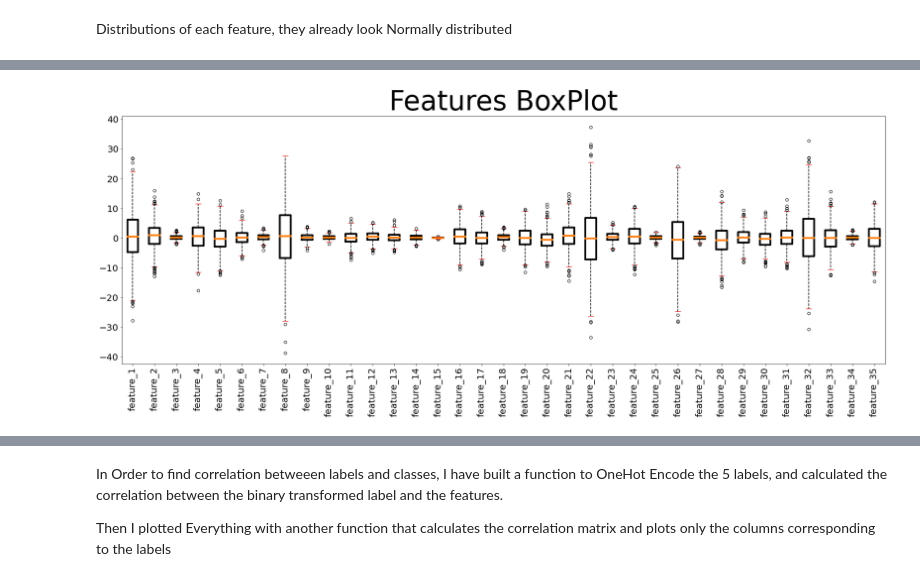
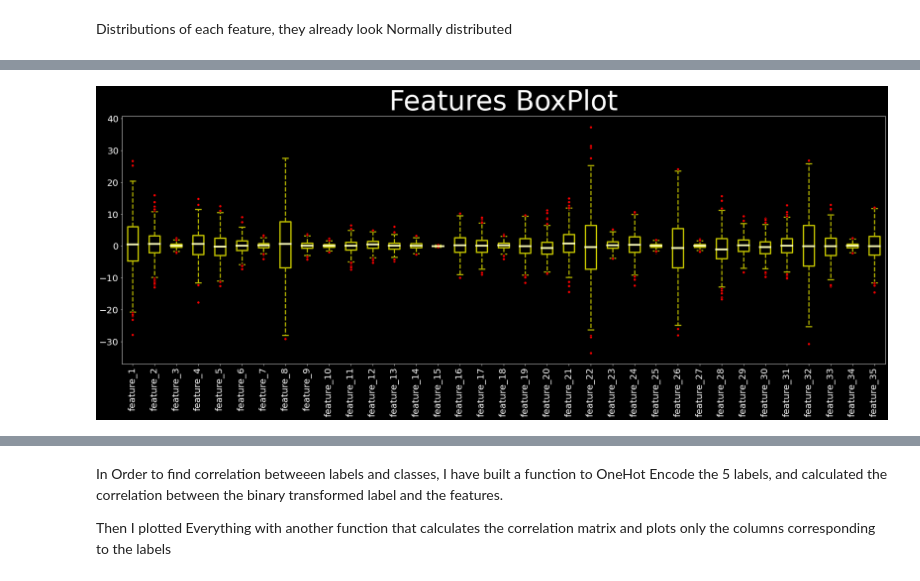
Before and after one commit to pietromarini00/30412-Classification-with-LogisticRegression, a Jupyter notebook: Pipeline.ipynb, the cells around one changed output, grey strips where cells are left out. Drawn from its saved outputs; the diff is of its cells as text; code cells hidden in the pictures.

```diff
--- a/Pipeline.ipynb
+++ b/Pipeline.ipynb
@@ -83,12 +71,15 @@ dtype: bool
+# %%
+features, X_test, labels, y_test = train_test_split(features, labels, test_size=0.20,train_size=0.80)
 # %% [markdown]
 Distributions of each feature, they already look Normally distributed
 # %%
 import matplotlib.pyplot as plt
 import seaborn as sns
 
-fig, ax = plt.subplots(7, 5, figsize=(35, 35))
+fig, ax = plt.subplots(5,7 , figsize=(25, 25), sharey=True)
+plt.style.use(['dark_background'])
 
 for i in range(ax.shape[0]):
     for j in range(ax.shape[1]):
-        sns.histplot(features[features.columns[i*2+j]], ax=ax[i][j],kde=True,color='g')
+      sns.histplot(features[features.columns[i*5+j]], ax=ax[i,j],kde=True,color='yellow')
 # %% [output]
@@ -96,10 +87,10 @@ for i in range(ax.shape[0]):
 # %%
-fig = features.boxplot(figsize=(30,10), grid=False, fontsize=20,rot=90, medianprops = dict(linewidth=4),
-                        boxprops = dict(linewidth=4), whiskerprops = dict(linestyle='--',linewidth=1.5,
-                        color='black'),capprops=dict(color='r'))
+fig = features.boxplot(figsize=(30,10), grid=False, fontsize=20,rot=90, color='y', medianprops = dict(linewidth=4),
+                        boxprops = dict(linewidth=3,color='y'), whiskerprops = dict(linestyle='--',linewidth=2.5,color='y'),
+                        capprops=dict(color='y',linewidth=2.5), flierprops=dict(marker='o',markerfacecolor='r'))
 title = fig.set_title("Features BoxPlot", fontsize=60)
 # %% [output]
-[figure, old version]
+[figure, new version]
 # %%
 fig = sns.countplot(labels)
 # %% [output]
```
Also changed, not shown: parts of 37 cells of this notebook.
